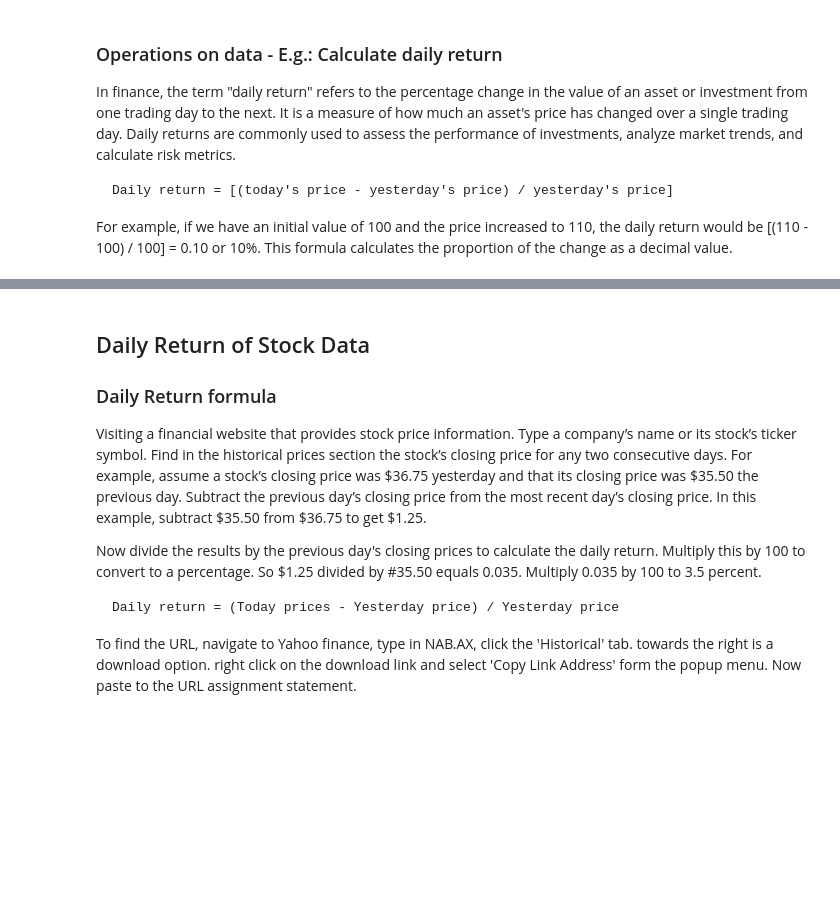
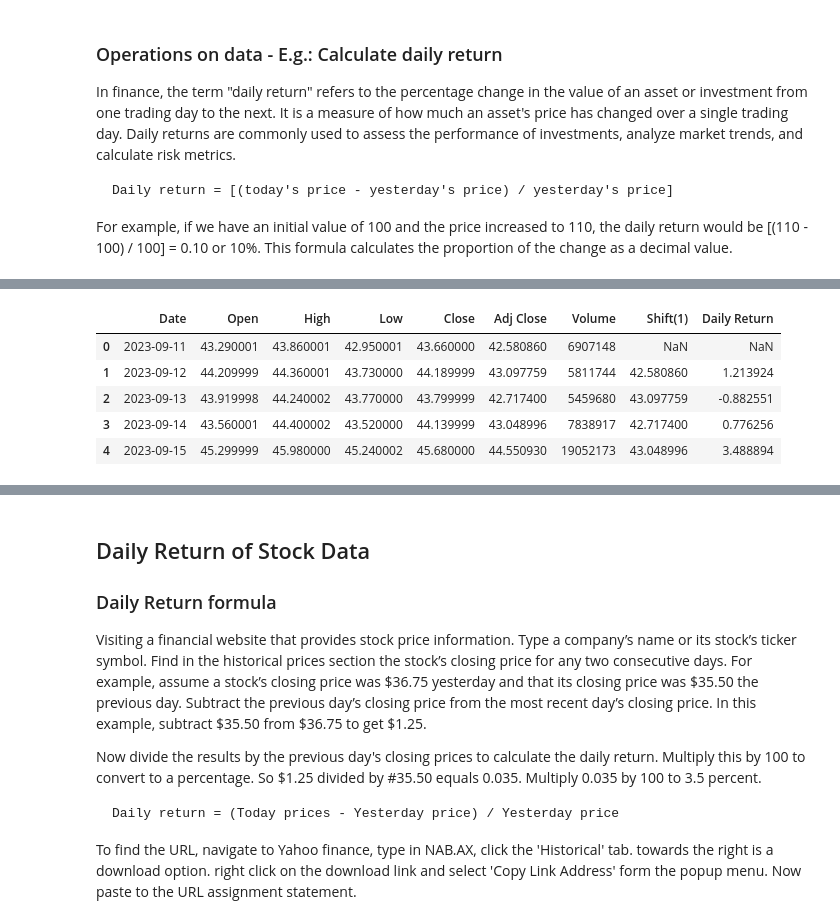
Before and after one commit to isys5002-itp/ISYS5002-2024-S2, a Jupyter notebook: 2024_S2_07_0_stocks_daily_return.ipynb, the cells around one changed output, grey strips where cells are left out. Drawn from its saved outputs; the diff is of its cells as text; code cells hidden in the pictures; blank space fills up the shorter version.

```diff
--- a/2024_S2_07_0_stocks_daily_return.ipynb
+++ b/2024_S2_07_0_stocks_daily_return.ipynb
@@ -341,4 +431,10 @@ and then divides by the previous day's 'Adj Close' value, and then multiplies by
 # %%
-'''
-The calculated daily return values are stored in a new column named 'daily_return' in the DataFrame df
-'''
+# The calculated daily return values are stored in a new column named 'daily_return' in the DataFrame df
+df.head()
+# %% [output]
+|  | Date | Open | High | Low | Close | Adj Close | Volume | Shift(1) | Daily Return |
+| 0 | 2023-09-11 | 43.290001 | 43.860001 | 42.950001 | 43.660000 | 42.580860 | 6907148 | NaN | NaN |
+| 1 | 2023-09-12 | 44.209999 | 44.360001 | 43.730000 | 44.189999 | 43.097759 | 5811744 | 42.580860 | 1.213924 |
+| 2 | 2023-09-13 | 43.919998 | 44.240002 | 43.770000 | 43.799999 | 42.717400 | 5459680 | 43.097759 | -0.882551 |
+| 3 | 2023-09-14 | 43.560001 | 44.400002 | 43.520000 | 44.139999 | 43.048996 | 7838917 | 42.717400 | 0.776256 |
+| 4 | 2023-09-15 | 45.299999 | 45.980000 | 45.240002 | 45.680000 | 44.550930 | 19052173 | 43.048996 | 3.488894 |
```
Also changed, not shown: parts of 9 cells of this notebook.
